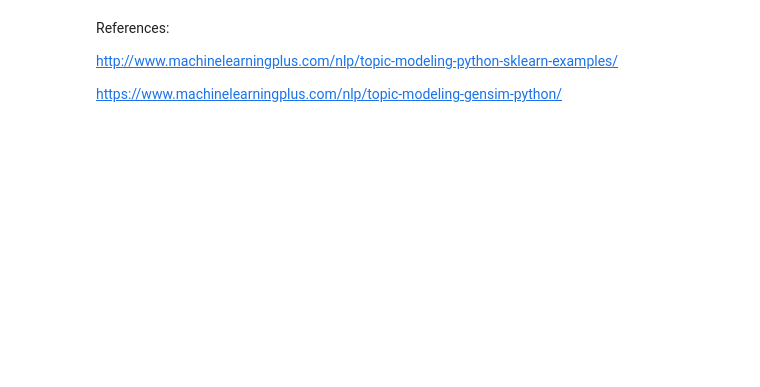
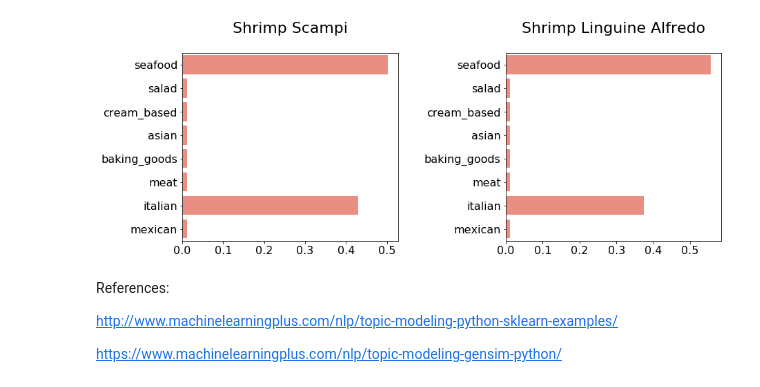
Before and after one commit to yangli53/happy_meals, a Jupyter notebook: LDA.ipynb, the cells around one changed output. Drawn from its saved outputs; the diff is of its cells as text; code cells hidden in the pictures; blank space fills up the shorter version.

```diff
--- a/LDA.ipynb
+++ b/LDA.ipynb
@@ -688,0 +663,2 @@ lda_matrix.shape
+# %%
+example = lda_matrix.loc[['Shrimp Scampi', 'Shrimp Linguine Alfredo']]
@@ -689,3 +684,21 @@ lda_matrix.shape
+# %%
+plt.figure(figsize=(14, 5))
+plt.subplot(1, 2, 1)
+sns.barplot(x=example.loc['Shrimp Scampi'], y=example.columns.tolist(), color='salmon')
+plt.title('Shrimp Scampi\n', fontsize=22)
+plt.xlabel('')
+plt.xticks(fontsize='16')
+plt.yticks(fontsize='16');
+
+plt.subplot(1, 2, 2)
+sns.barplot(x=example.loc['Shrimp Linguine Alfredo'], y=example.columns.tolist(), color='salmon')
+plt.title('Shrimp Linguine Alfredo\n', fontsize=22)
+plt.xlabel('')
+plt.xticks(fontsize='16')
+plt.yticks(fontsize='16')
+plt.subplots_adjust(wspace=0.5);
+# %% [output]
+[figure, added]
 # %% [markdown]
 References:
 
```
Also changed, not shown: parts of 9 cells of this notebook, 3 other files.
